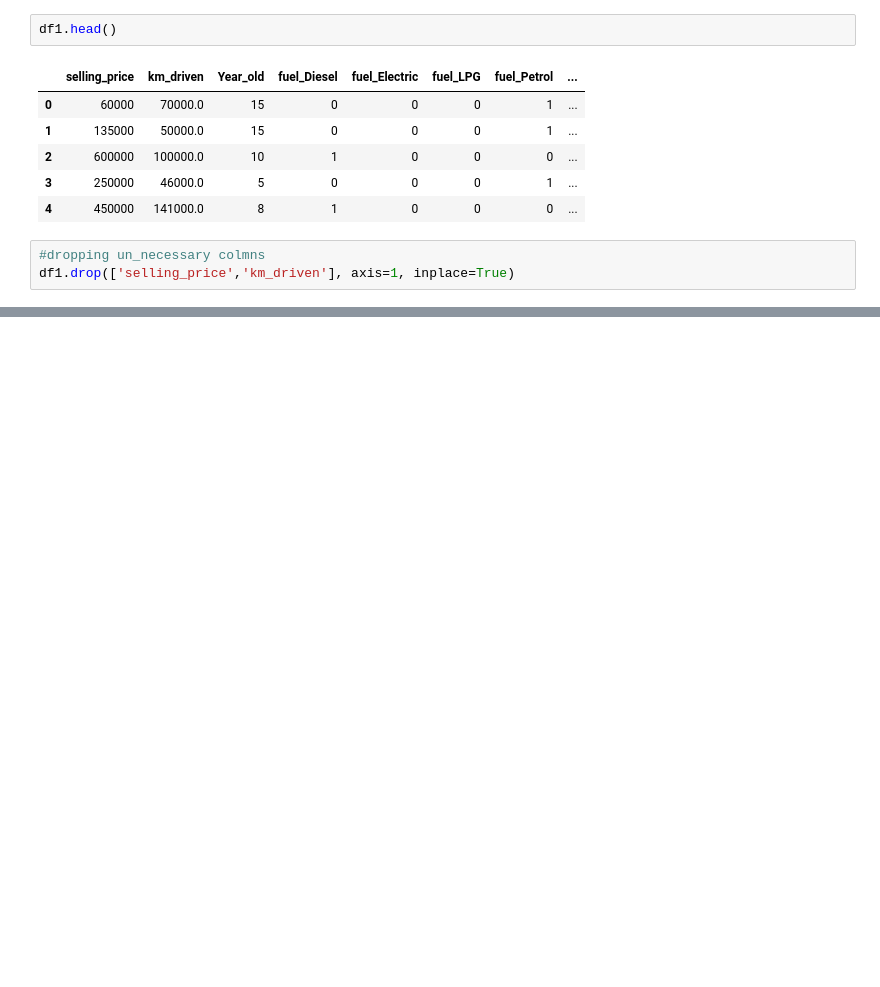
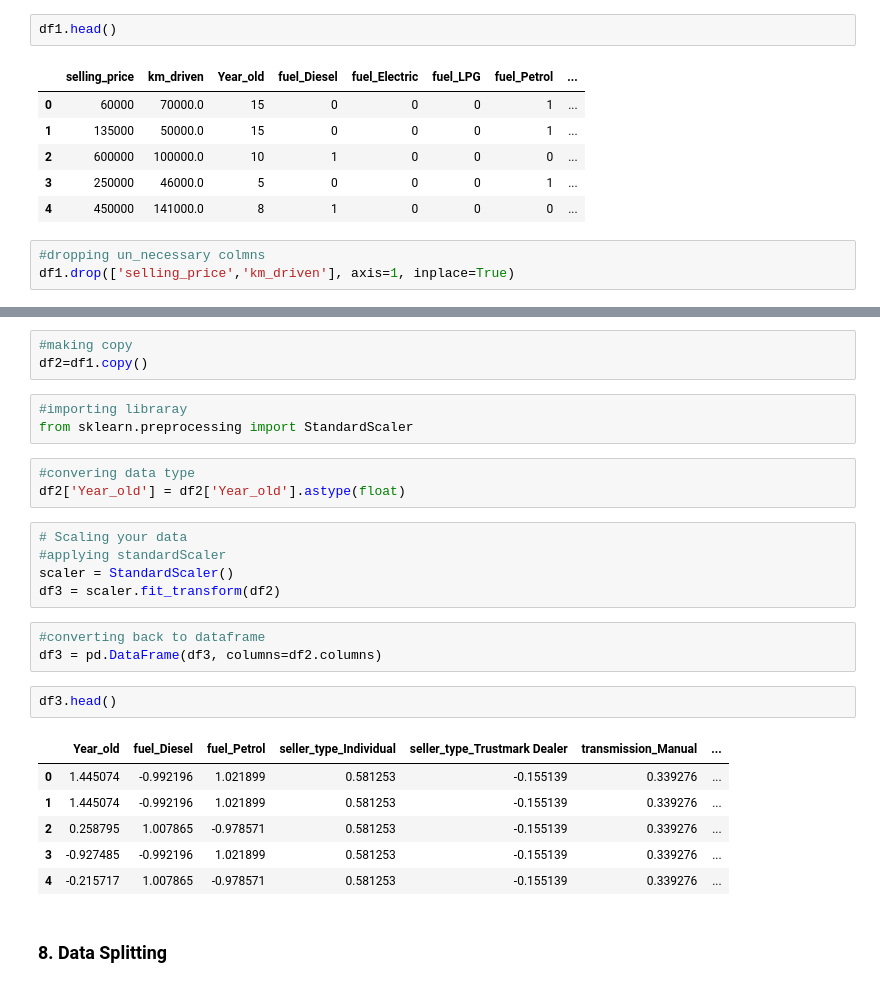
Before and after one commit to irfan7210/Car-details-price-prediction-short-project---on-car-dekho-dataset, a Jupyter notebook: car_details_price.ipynb, the cells around one changed output, grey strips where cells are left out. Drawn from its saved outputs; the diff is of its cells as text; blank space fills up the shorter version.

```diff
--- a/car_details_price.ipynb
+++ b/car_details_price.ipynb
@@ -359,0 +425,28 @@ df1.head()
+# %%
+#making copy
+df2=df1.copy()
+# %%
+#importing libraray
+from sklearn.preprocessing import StandardScaler
+# %%
+#convering data type
+df2['Year_old'] = df2['Year_old'].astype(float)
+# %%
+# Scaling your data
+#applying standardScaler
+scaler = StandardScaler()
+df3 = scaler.fit_transform(df2)
+# %%
+#converting back to dataframe
+df3 = pd.DataFrame(df3, columns=df2.columns)
+# %%
+df3.head()
+# %% [output]
+|  | Year_old | fuel_Diesel | fuel_Petrol | seller_type_Individual | seller_type_Trustmark Dealer | transmission_Manual | ... |
+| 0 | 1.445074 | -0.992196 | 1.021899 | 0.581253 | -0.155139 | 0.339276 | ... |
+| 1 | 1.445074 | -0.992196 | 1.021899 | 0.581253 | -0.155139 | 0.339276 | ... |
+| 2 | 0.258795 | 1.007865 | -0.978571 | 0.581253 | -0.155139 | 0.339276 | ... |
+| 3 | -0.927485 | -0.992196 | 1.021899 | 0.581253 | -0.155139 | 0.339276 | ... |
+| 4 | -0.215717 | 1.007865 | -0.978571 | 0.581253 | -0.155139 | 0.339276 | ... |
+# %% [markdown]
+### 8. Data Splitting
```
Also changed, not shown: parts of 96 cells of this notebook.
